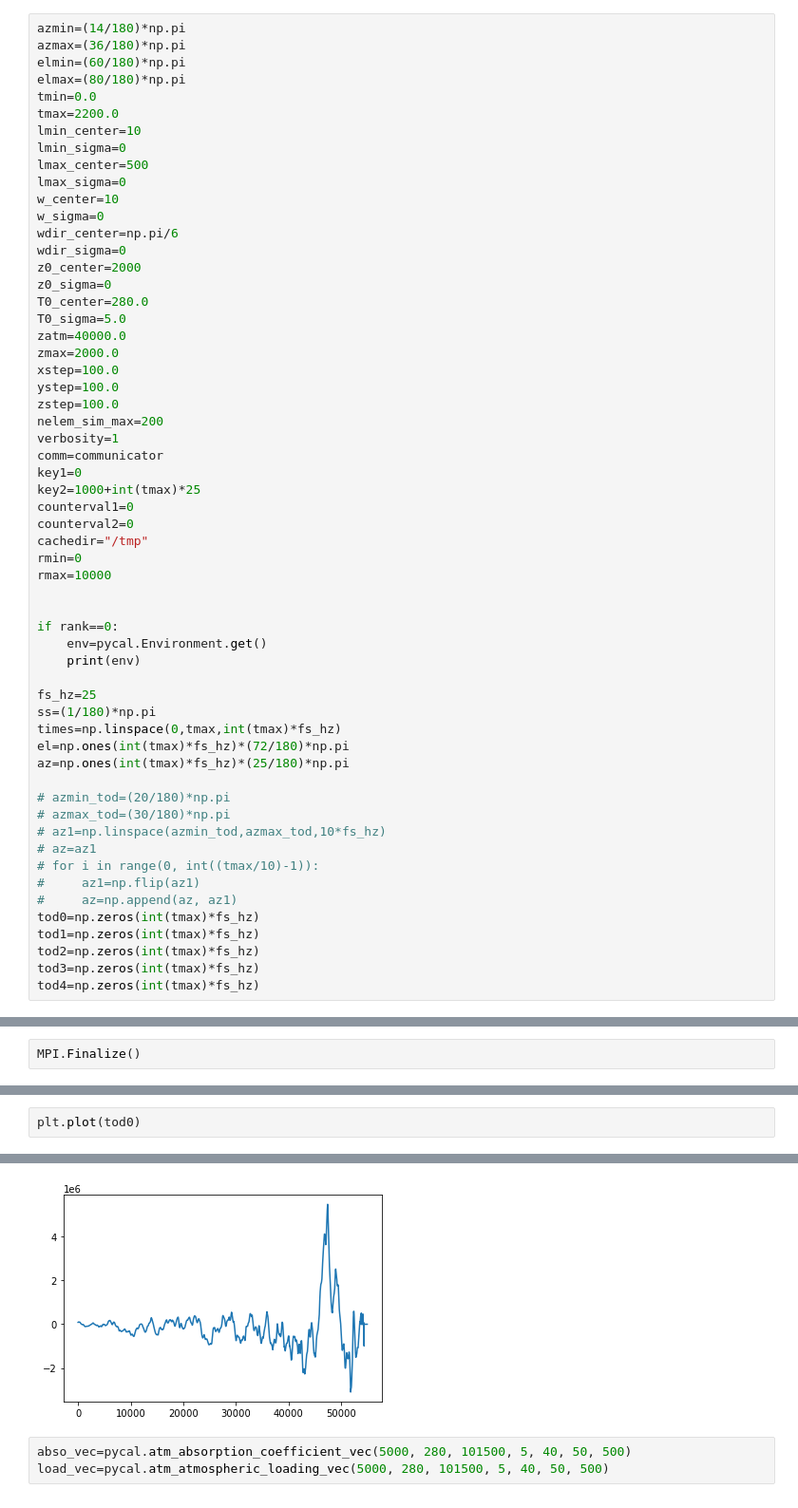
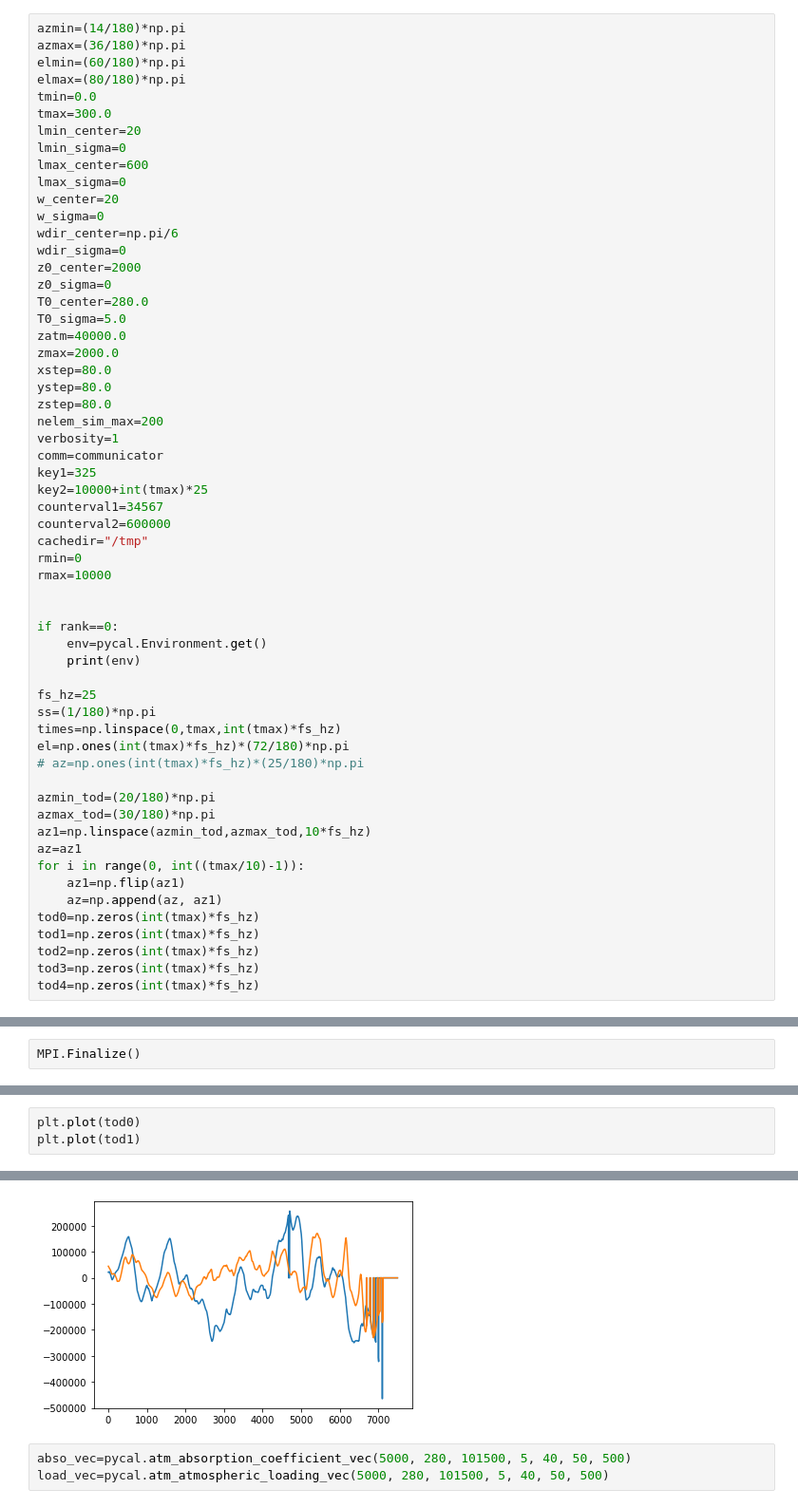
Before and after one commit to cmbgroundbased/cal, a Jupyter notebook: cookbook/skypatch.ipynb, the cells around one changed output, grey strips where cells are left out. Shown at 95% size. Cells and saved outputs as stored; diff of their text form.

```diff
--- a/cookbook/skypatch.ipynb
+++ b/cookbook/skypatch.ipynb
@@ -26,12 +26,12 @@ azmax=(36/180)*np.pi
 elmin=(60/180)*np.pi
 elmax=(80/180)*np.pi
 tmin=0.0
-tmax=2200.0
-lmin_center=10
+tmax=300.0
+lmin_center=20
 lmin_sigma=0
-lmax_center=500
+lmax_center=600
 lmax_sigma=0
-w_center=10
+w_center=20
 w_sigma=0
 wdir_center=np.pi/6
 wdir_sigma=0
@@ -41,16 +41,16 @@ T0_center=280.0
 T0_sigma=5.0
 zatm=40000.0
 zmax=2000.0
-xstep=100.0
-ystep=100.0
-zstep=100.0
+xstep=80.0
+ystep=80.0
+zstep=80.0
 nelem_sim_max=200
 verbosity=1
 comm=communicator
-key1=0
-key2=1000+int(tmax)*25
-counterval1=0
-counterval2=0
+key1=325
+key2=10000+int(tmax)*25
+counterval1=34567
+counterval2=600000
 cachedir="/tmp"
 rmin=0
 rmax=10000
@@ -64,15 +64,15 @@ fs_hz=25
 ss=(1/180)*np.pi
 times=np.linspace(0,tmax,int(tmax)*fs_hz)
 el=np.ones(int(tmax)*fs_hz)*(72/180)*np.pi
-az=np.ones(int(tmax)*fs_hz)*(25/180)*np.pi
+# az=np.ones(int(tmax)*fs_hz)*(25/180)*np.pi
 
-# azmin_tod=(20/180)*np.pi
-# azmax_tod=(30/180)*np.pi
-# az1=np.linspace(azmin_tod,azmax_tod,10*fs_hz)
-# az=az1
-# for i in range(0, int((tmax/10)-1)):
-#     az1=np.flip(az1)
-#     az=np.append(az, az1)
+azmin_tod=(20/180)*np.pi
+azmax_tod=(30/180)*np.pi
+az1=np.linspace(azmin_tod,azmax_tod,10*fs_hz)
+az=az1
+for i in range(0, int((tmax/10)-1)):
+    az1=np.flip(az1)
+    az=np.append(az, az1)
 tod0=np.zeros(int(tmax)*fs_hz)
 tod1=np.zeros(int(tmax)*fs_hz)
 tod2=np.zeros(int(tmax)*fs_hz)
@@ -285,8 +323,9 @@ plt.colorbar()
 # %%
 plt.plot(tod0)
+plt.plot(tod1)
 # %% [output]
 [<matplotlib.lines.Line2D at 0x...>]
-[figure, old version]
+[figure, new version]
 # %%
 abso_vec=pycal.atm_absorption_coefficient_vec(5000, 280, 101500, 5, 40, 50, 500)
 load_vec=pycal.atm_atmospheric_loading_vec(5000, 280, 101500, 5, 40, 50, 500)
```
Also changed, not shown: parts of 21 cells of this notebook, 42 other files.
